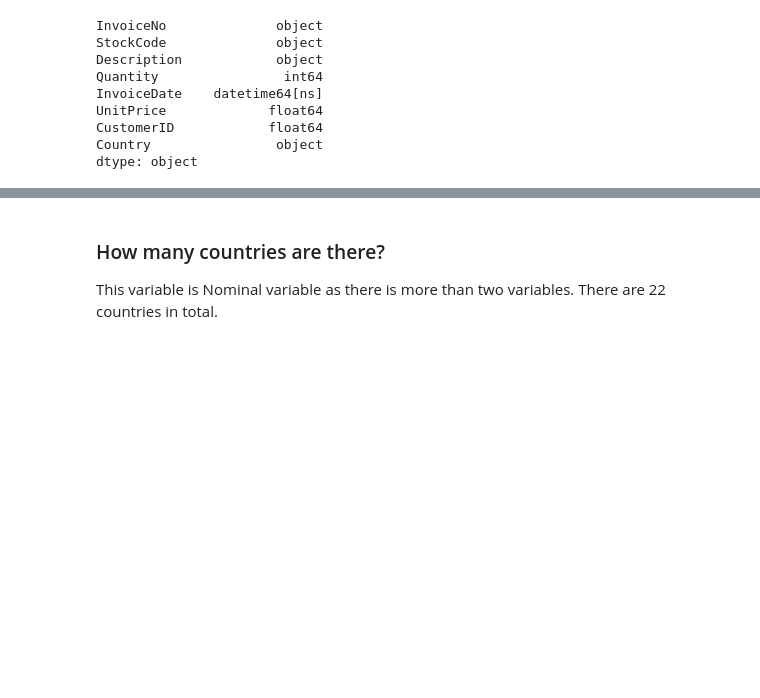
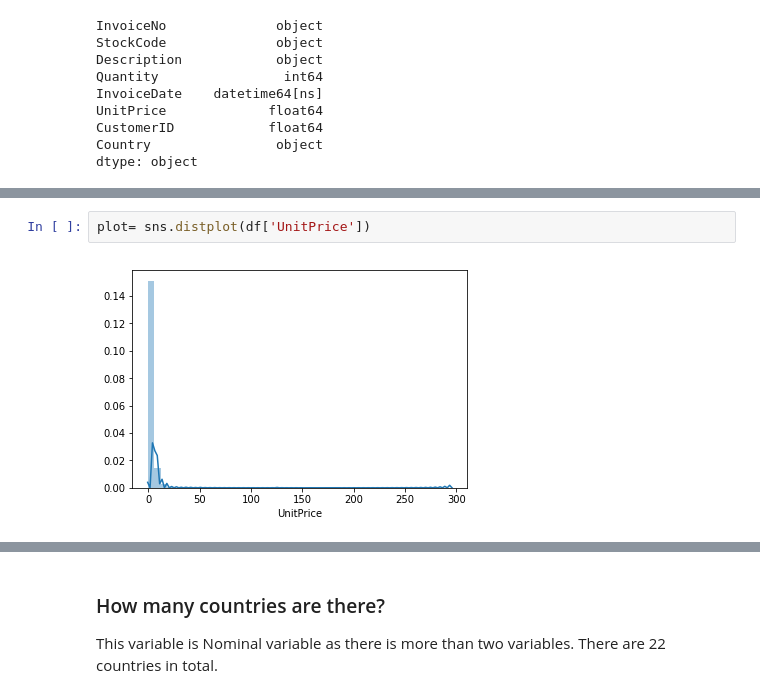
Before and after one commit to RitRa/Programming-Project-Dec-2018, a Jupyter notebook: Online Retail Data - Project 2018.ipynb, the cells around one changed output, grey strips where cells are left out. Cells and saved outputs as stored; diff of their text form; blank space fills up the shorter version.

```diff
--- a/Online Retail Data - Project 2018.ipynb
+++ b/Online Retail Data - Project 2018.ipynb
@@ -191,0 +193,4 @@ dtype: object
+# %%
+plot= sns.distplot(df['UnitPrice'])
+# %% [output]
+[figure, added]
```
Also changed, not shown: parts of 37 cells of this notebook.
